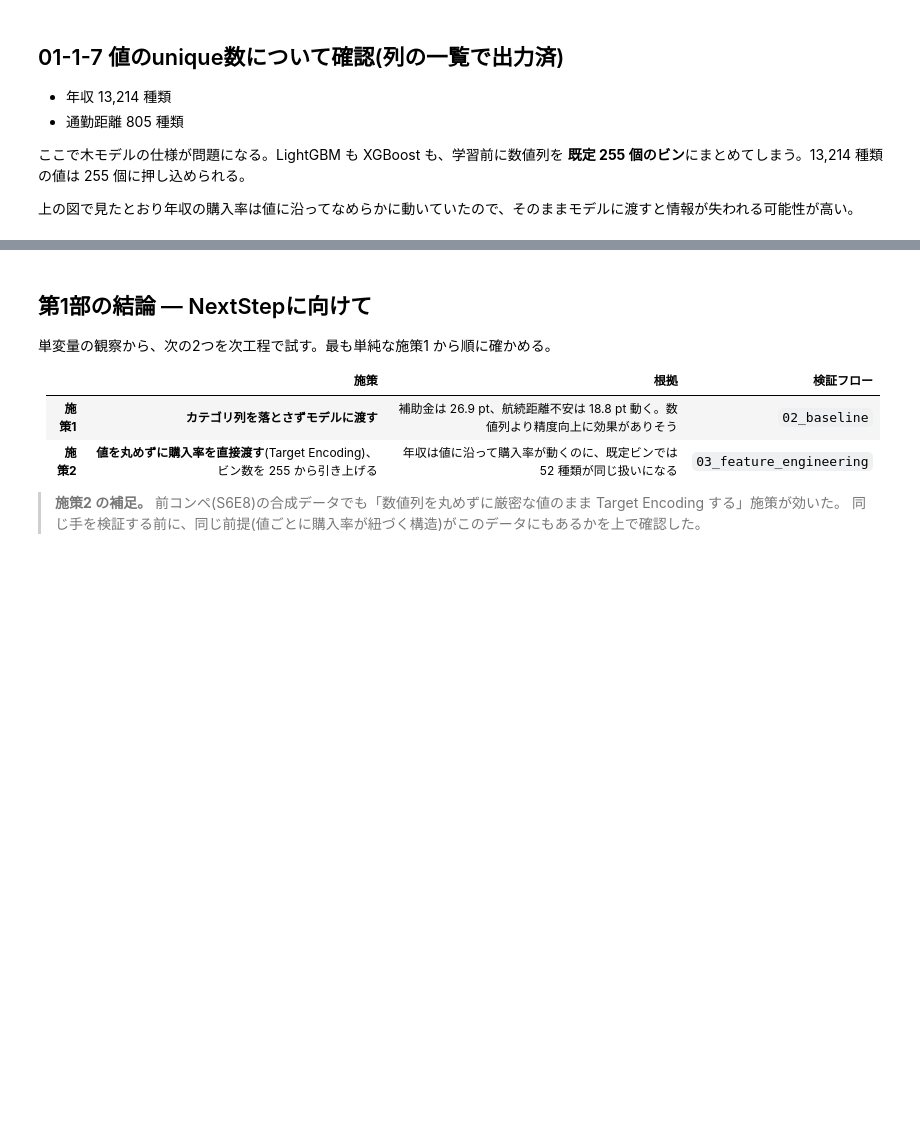
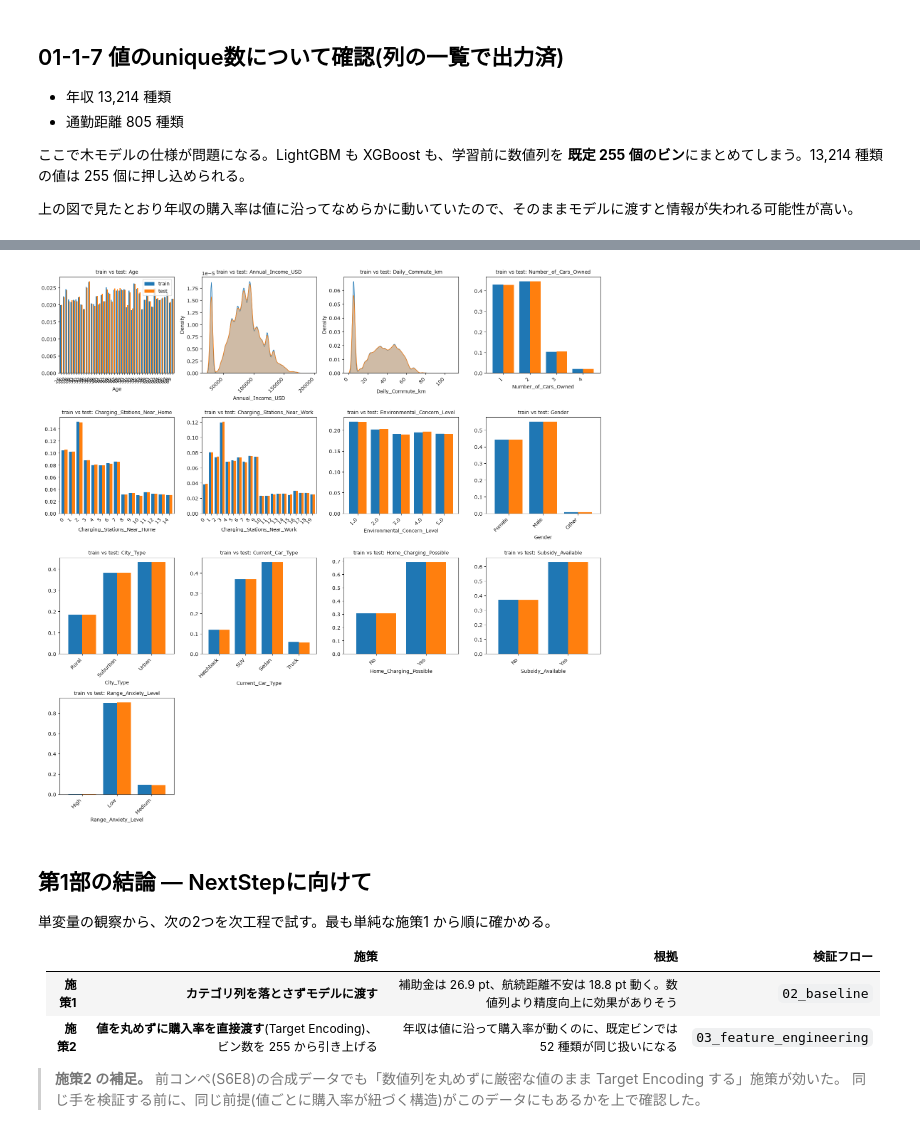
Before and after one commit to takactkc123-create/kaggle, a Jupyter notebook: 2609/notebooks/01_eda.ipynb, the cells around one changed output, grey strips where cells are left out. Saved outputs shown, nothing was run; the diff lists cells and outputs as text; code cells hidden in the pictures; blank space fills up the shorter version.

Commit message:
Add the train/test distribution check to the EDA notebook as 01-1-8
Co-Authored-By: Claude Opus 5.5 <noreply@anthropic.com>

```diff
--- a/2609/notebooks/01_eda.ipynb
+++ b/2609/notebooks/01_eda.ipynb
@@ -332,3 +340,27 @@ pd.DataFrame(rows).sort_values("購入率の幅(%ポイント)", ascending=False
+# %%
+cols = NUM_COLS + CAT_COLS
+low_card = [c for c in NUM_COLS if train[c].nunique() <= 50]
+n_cols = 4
+n_rows = (len(cols) + n_cols - 1) // n_cols
+plt.figure(figsize=(16, 4 * n_rows))
+for i, col in enumerate(cols):
+    plt.subplot(n_rows, n_cols, i + 1)
+    if col in CAT_COLS or col in low_card:
+        # 値ごとの割合を棒で並べる
+        dist = pd.DataFrame({"train": train[col].value_counts(normalize=True),
+                             "test": test[col].value_counts(normalize=True)}).sort_index()
+        dist.plot(kind="bar", ax=plt.gca(), width=0.8, legend=(i == 0))
+    else:
+        # 値の種類が多い列は、分布の形(密度)を重ねる
+        sns.kdeplot(train[col], label="train", fill=True, alpha=0.3)
+        sns.kdeplot(test[col], label="test", fill=True, alpha=0.3)
+        if i == 0:
+            plt.legend()
+    plt.title(f"train vs test: {col}", fontsize=10)
+    plt.xticks(rotation=45, ha="right")
+plt.tight_layout()
+# %% [output]
+[figure, added]
 # %% [markdown]
 ## 第1部の結論 — NextStepに向けて
 
```
Also changed, not shown: parts of 1 cell of this notebook, 9 other files.
